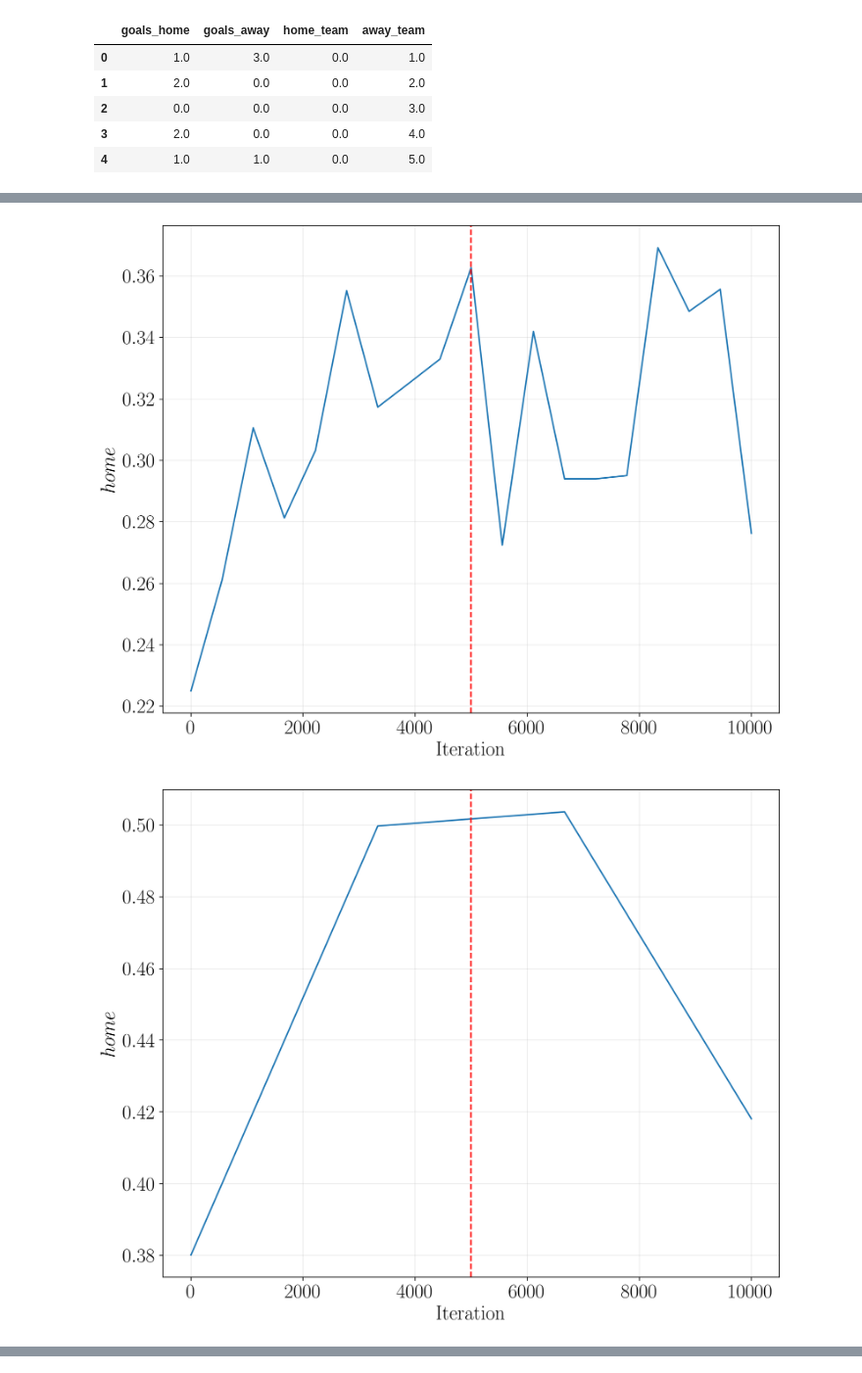
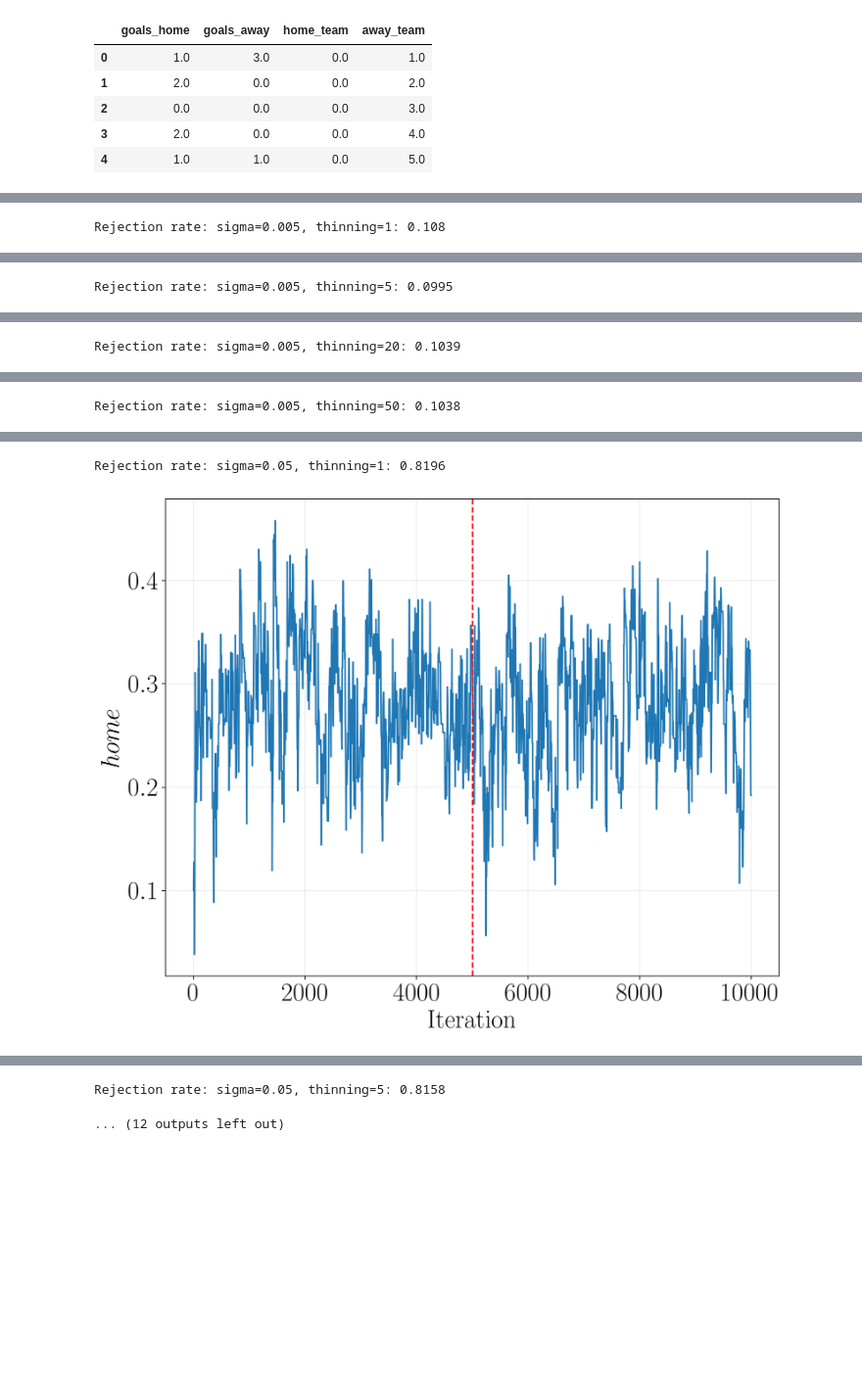
Before and after one commit to erik-norlin/SSY316-Advanced-Probabilistic-Machine-Learning, a Jupyter notebook: take-home-exam/Q2/Q2_notebook.ipynb, the cells around one changed output, grey strips where cells are left out. Shown at 98% size. Cells and saved outputs as stored; diff of their text form; code cells hidden in the pictures; blank space fills up the shorter version.

```diff
--- a/take-home-exam/Q2/Q2_notebook.ipynb
+++ b/take-home-exam/Q2/Q2_notebook.ipynb
@@ -122,23 +131,28 @@ def metropolis_hastings(n_its, sigma, dataf, thinning, burn_in):
 
     return np.array(samples), np.array(rejection)
+# %%
+n_samples = 5000
+n_teams = 20
+sigmas = [0.005, 0.05, 0.5]
+thinning = [1, 5, 20, 50]
+burn_in = 5000
+home_batches = []
+rejection_batches = []
 # %%
-n_its = 10000
-sigmas = [0.005, 0.05, 0.5]
-thinning = [1, 5, 20, 50]
-burn_in = 0
-home_batches = []
-rejection_batches = []
-
 for i in range(len(sigmas)):
     for j in range(len(thinning)):
 
-        print(f'Running sigma={sigmas[i]} and thinning={thinning[j]}')
-        samples, rejection = metropolis_hastings(n_its, sigmas[i], dataf, thinning[j], burn_in)
+        print(f'\nRunning sigma={sigmas[i]} and thinning={thinning[j]}')
+        samples, rejection = metropolis_hastings(n_samples, n_teams, sigmas[i], dataf, thinning[j], burn_in, sample_burn_in=True)
         homes = samples[:,-1]
-        home_batches.append(homes)
-        rejection_batches.append(rejection)
+        # home_batches.append(samples[:,-1])
+        # rejection_batches.append(rejection)
 
         np.save(f'samples/home_sigma={sigmas[i]}_thinning={thinning[j]}.npy', homes)
         np.save(f'samples/rejection_sigma={sigmas[i]}_thinning={thinning[j]}.npy', rejection)
+
+        del homes
+        del samples
+        del rejection
 # %% [output]
 Running sigma=0.005 and thinning=1
@@ -168,18 +183,30 @@ Running sigma=0.5 and thinning=50
 # %%
+plot_its = burn_in + n_samples
 t = 0
 for i in range(len(sigmas)):
     for j in range(len(thinning)):
+
+        rejection = np.load(f'samples/rejection_sigma={sigmas[i]}_thinning={thinning[j]}.npy')
+        # rejection = rejection_batches[t]
+        # rejection = rejection[burn_in:]
+        print(f'Rejection rate: sigma={sigmas[i]}, thinning={thinning[j]}:', np.round(np.mean(rejection), 4))
+
         home = np.load(f'samples/home_sigma={sigmas[i]}_thinning={thinning[j]}.npy')
+        plot_samples = plot_its//thinning[j]
+        its = np.array(np.linspace(0,plot_its,plot_samples))
         home = home_batches[t]
+
         fig = plt.figure()
         ax = plt.axes()
-        ax.plot(np.array(np.linspace(0,10000,home.shape[0])), home, '-')
-        ax.axvline(x=5000, color='red', linestyle='--', label='Burn-in')
+        ax.plot(its, home[:plot_samples], '-')
+        # ax.plot(np.array(np.linspace(0,n_homes*thinning[j],n_homes)), home, '-')
+        ax.axvline(x=burn_in, color='red', linestyle='--', label='Burn-in')
         ax.set_xlabel('Iteration')
         ax.set_ylabel('$home$')
         ax.grid(True, alpha=0.25)
         fig.tight_layout()
-        # fig.savefig(f'report-images/home_sigma={sigmas[i]}_thinning={thinning[j]}.png', dpi=300)
+        fig.savefig(f'report-images/home_sigma={sigmas[i]}_thinning={thinning[j]}.png', dpi=300)
         plt.show()
+
         t += 1
 # %% [output]
@@ -186,0 +214 @@ for i in range(len(sigmas)):
+Rejection rate: sigma=0.005, thinning=1: 0.108
@@ -187,0 +216 @@ for i in range(len(sigmas)):
+Rejection rate: sigma=0.005, thinning=5: 0.0995
@@ -188,0 +218 @@ for i in range(len(sigmas)):
+Rejection rate: sigma=0.005, thinning=20: 0.1039
@@ -189,0 +220 @@ for i in range(len(sigmas)):
+Rejection rate: sigma=0.005, thinning=50: 0.1038
@@ -191,2 +222,2 @@ for i in range(len(sigmas)):
+Rejection rate: sigma=0.05, thinning=1: 0.8196
-[figure, old version]
+[figure, new version]
-[figure, removed]
@@ -198,3 +224,5 @@ for i in range(len(sigmas)):
+Rejection rate: sigma=0.05, thinning=5: 0.8158
+... (12 outputs left out)
 # %%
 t = 0
 for i in range(len(sigmas)):
```
Also changed, not shown: parts of 9 cells of this notebook, 45 other files.
